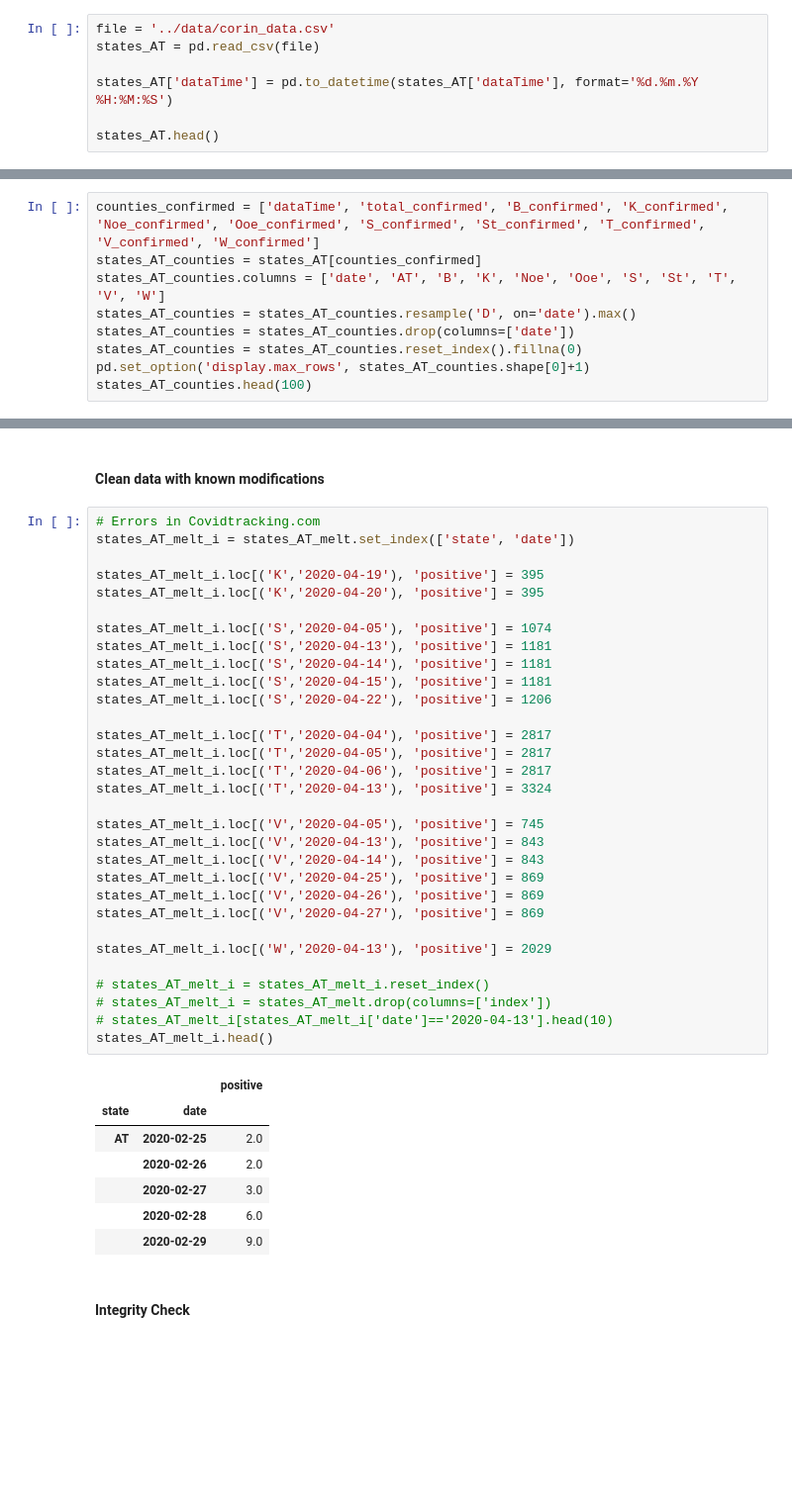
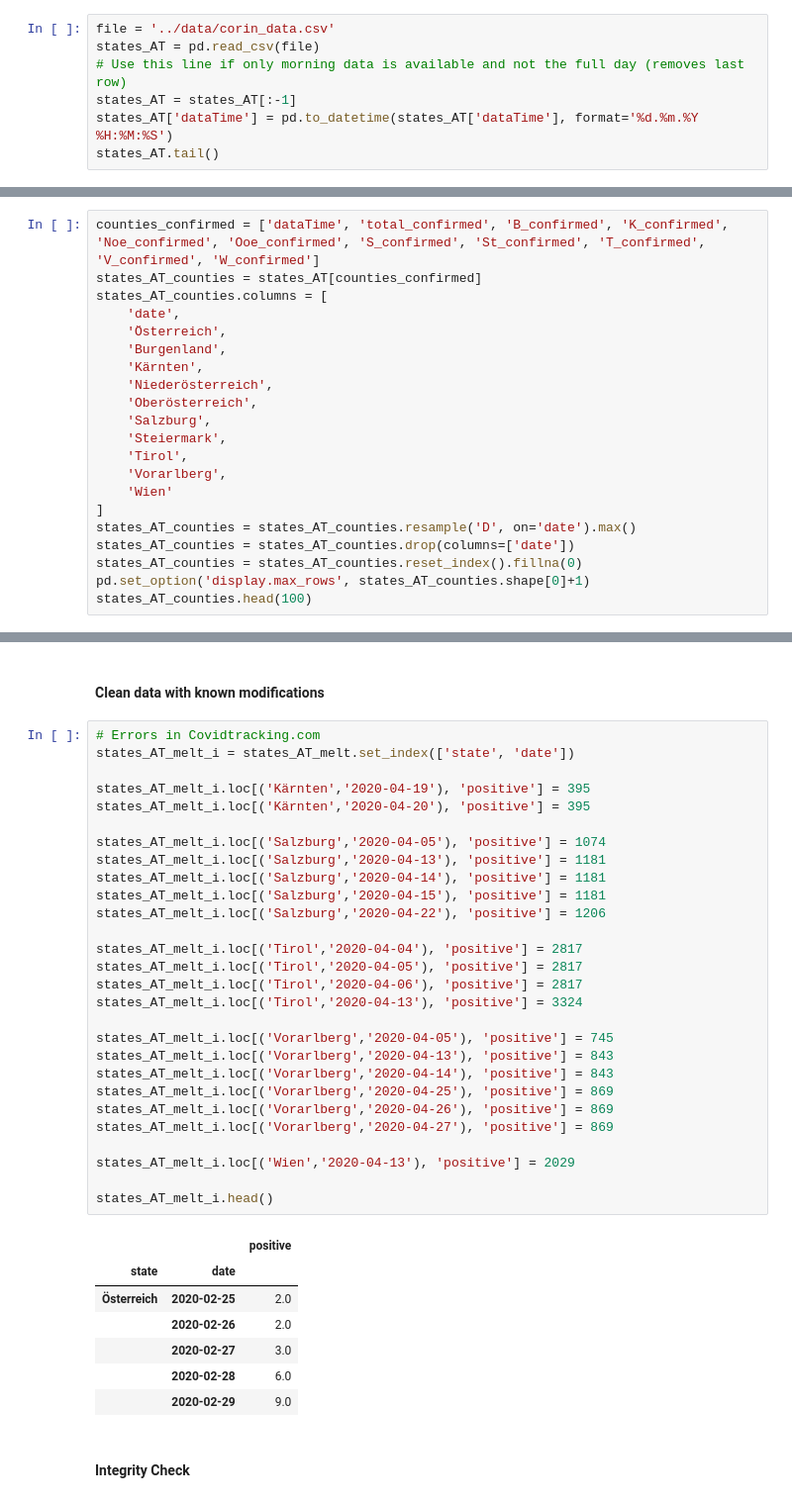
Before and after one commit to walterra/covid-19, a Jupyter notebook: jupyter/covid19-at-rt.ipynb, the cells around one changed output, grey strips where cells are left out. Shown: that part at 99% size. Cells and saved outputs as stored; diff of their text form; blank space fills up the shorter version.

```diff
--- a/jupyter/covid19-at-rt.ipynb
+++ b/jupyter/covid19-at-rt.ipynb
@@ -72,9 +53,9 @@ states.head()
 # %%
 file = '../data/corin_data.csv'
 states_AT = pd.read_csv(file)
-
+# Use this line if only morning data is available and not the full day (removes last row)
+states_AT = states_AT[:-1]
 states_AT['dataTime'] = pd.to_datetime(states_AT['dataTime'], format='%d.%m.%Y %H:%M:%S')
-
-states_AT.head()
+states_AT.tail()
 # %% [output]
 |  | dataTime | total_confirmed | total_death | total_recovered | total_hosp | total_intens | total_tests | ... |
@@ -87,7 +68,19 @@ states_AT.head()
 # %%
 counties_confirmed = ['dataTime', 'total_confirmed', 'B_confirmed', 'K_confirmed', 'Noe_confirmed', 'Ooe_confirmed', 'S_confirmed', 'St_confirmed', 'T_confirmed', 'V_confirmed', 'W_confirmed']
 states_AT_counties = states_AT[counties_confirmed]
-states_AT_counties.columns = ['date', 'AT', 'B', 'K', 'Noe', 'Ooe', 'S', 'St', 'T', 'V', 'W']
+states_AT_counties.columns = [
+    'date',
+    'Österreich',
+    'Burgenland',
+    'Kärnten',
+    'Niederösterreich',
+    'Oberösterreich',
+    'Salzburg',
+    'Steiermark',
+    'Tirol',
+    'Vorarlberg',
+    'Wien'
+]
 states_AT_counties = states_AT_counties.resample('D', on='date').max()
 states_AT_counties = states_AT_counties.drop(columns=['date'])
 states_AT_counties = states_AT_counties.reset_index().fillna(0)
@@ -126,38 +119,35 @@ states_AT_melt.head()
 # %%
 # Errors in Covidtracking.com
 states_AT_melt_i = states_AT_melt.set_index(['state', 'date'])
 
-states_AT_melt_i.loc[('K','2020-04-19'), 'positive'] = 395
-states_AT_melt_i.loc[('K','2020-04-20'), 'positive'] = 395
+states_AT_melt_i.loc[('Kärnten','2020-04-19'), 'positive'] = 395
+states_AT_melt_i.loc[('Kärnten','2020-04-20'), 'positive'] = 395
 
-states_AT_melt_i.loc[('S','2020-04-05'), 'positive'] = 1074
-states_AT_melt_i.loc[('S','2020-04-13'), 'positive'] = 1181
-states_AT_melt_i.loc[('S','2020-04-14'), 'positive'] = 1181
-states_AT_melt_i.loc[('S','2020-04-15'), 'positive'] = 1181
-states_AT_melt_i.loc[('S','2020-04-22'), 'positive'] = 1206
+states_AT_melt_i.loc[('Salzburg','2020-04-05'), 'positive'] = 1074
+states_AT_melt_i.loc[('Salzburg','2020-04-13'), 'positive'] = 1181
+states_AT_melt_i.loc[('Salzburg','2020-04-14'), 'positive'] = 1181
+states_AT_melt_i.loc[('Salzburg','2020-04-15'), 'positive'] = 1181
+states_AT_melt_i.loc[('Salzburg','2020-04-22'), 'positive'] = 1206
 
-states_AT_melt_i.loc[('T','2020-04-04'), 'positive'] = 2817
-states_AT_melt_i.loc[('T','2020-04-05'), 'positive'] = 2817
-states_AT_melt_i.loc[('T','2020-04-06'), 'positive'] = 2817
-states_AT_melt_i.loc[('T','2020-04-13'), 'positive'] = 3324
+states_AT_melt_i.loc[('Tirol','2020-04-04'), 'positive'] = 2817
+states_AT_melt_i.loc[('Tirol','2020-04-05'), 'positive'] = 2817
+states_AT_melt_i.loc[('Tirol','2020-04-06'), 'positive'] = 2817
+states_AT_melt_i.loc[('Tirol','2020-04-13'), 'positive'] = 3324
 
-states_AT_melt_i.loc[('V','2020-04-05'), 'positive'] = 745
-states_AT_melt_i.loc[('V','2020-04-13'), 'positive'] = 843
-states_AT_melt_i.loc[('V','2020-04-14'), 'positive'] = 843
-states_AT_melt_i.loc[('V','2020-04-25'), 'positive'] = 869
-states_AT_melt_i.loc[('V','2020-04-26'), 'positive'] = 869
-states_AT_melt_i.loc[('V','2020-04-27'), 'positive'] = 869
+states_AT_melt_i.loc[('Vorarlberg','2020-04-05'), 'positive'] = 745
+states_AT_melt_i.loc[('Vorarlberg','2020-04-13'), 'positive'] = 843
+states_AT_melt_i.loc[('Vorarlberg','2020-04-14'), 'positive'] = 843
+states_AT_melt_i.loc[('Vorarlberg','2020-04-25'), 'positive'] = 869
+states_AT_melt_i.loc[('Vorarlberg','2020-04-26'), 'positive'] = 869
+states_AT_melt_i.loc[('Vorarlberg','2020-04-27'), 'positive'] = 869
 
-states_AT_melt_i.loc[('W','2020-04-13'), 'positive'] = 2029
+states_AT_melt_i.loc[('Wien','2020-04-13'), 'positive'] = 2029
 
-# states_AT_melt_i = states_AT_melt_i.reset_index()
-# states_AT_melt_i = states_AT_melt.drop(columns=['index'])
-# states_AT_melt_i[states_AT_melt_i['date']=='2020-04-13'].head(10)
 states_AT_melt_i.head()
 # %% [output]
 |  |  | positive |
 | state | date |  |
-| AT | 2020-02-25 | 2.0 |
+| Österreich | 2020-02-25 | 2.0 |
 |  | 2020-02-26 | 2.0 |
 |  | 2020-02-27 | 3.0 |
 |  | 2020-02-28 | 6.0 |
```
Also changed, not shown: parts of 11 cells of this notebook, 5 other files.
